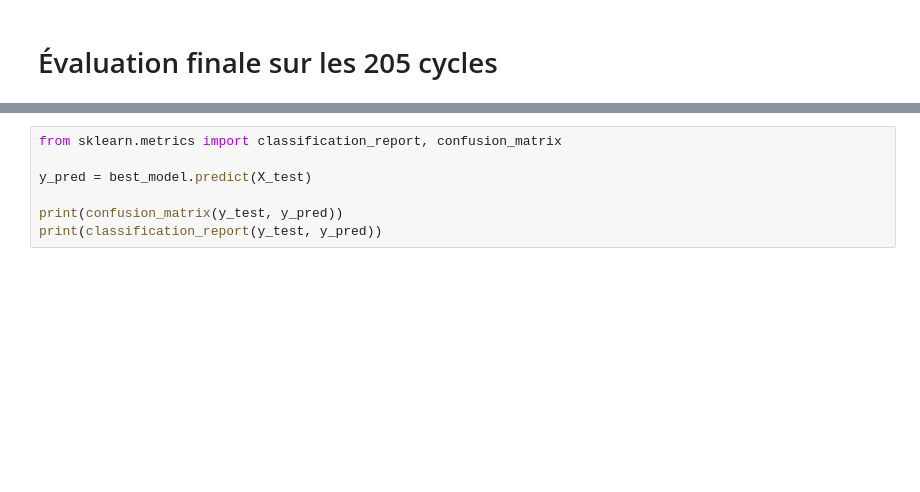
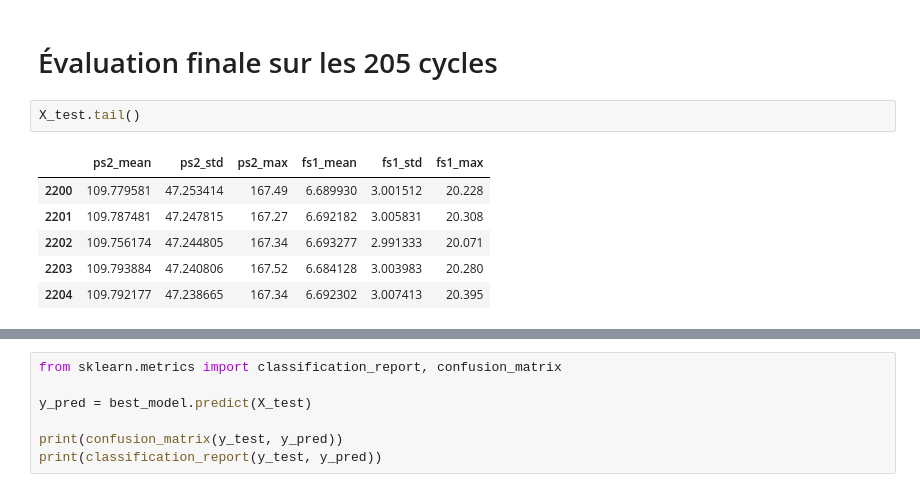
Before and after one commit to Samou19/predictive-maintenance, a Jupyter notebook: notebooks/01_EDA.ipynb, the cells around one changed output, grey strips where cells are left out. Drawn from its saved outputs; the diff is of its cells as text; blank space fills up the shorter version.

```diff
--- a/notebooks/01_EDA.ipynb
+++ b/notebooks/01_EDA.ipynb
@@ -197,3 +197,12 @@ XGBClassifier(base_score=None, booster=None, callbacks=None,
               num_parallel_tree=None, ...)
 # %% [markdown]
 # Évaluation finale sur les 205 cycles
+# %%
+X_test.tail()
+# %% [output]
+|  | ps2_mean | ps2_std | ps2_max | fs1_mean | fs1_std | fs1_max |
+| 2200 | 109.779581 | 47.253414 | 167.49 | 6.689930 | 3.001512 | 20.228 |
+| 2201 | 109.787481 | 47.247815 | 167.27 | 6.692182 | 3.005831 | 20.308 |
+| 2202 | 109.756174 | 47.244805 | 167.34 | 6.693277 | 2.991333 | 20.071 |
+| 2203 | 109.793884 | 47.240806 | 167.52 | 6.684128 | 3.003983 | 20.280 |
+| 2204 | 109.792177 | 47.238665 | 167.34 | 6.692302 | 3.007413 | 20.395 |
```
Also changed, not shown: parts of 1 cell of this notebook, 2 other files.
